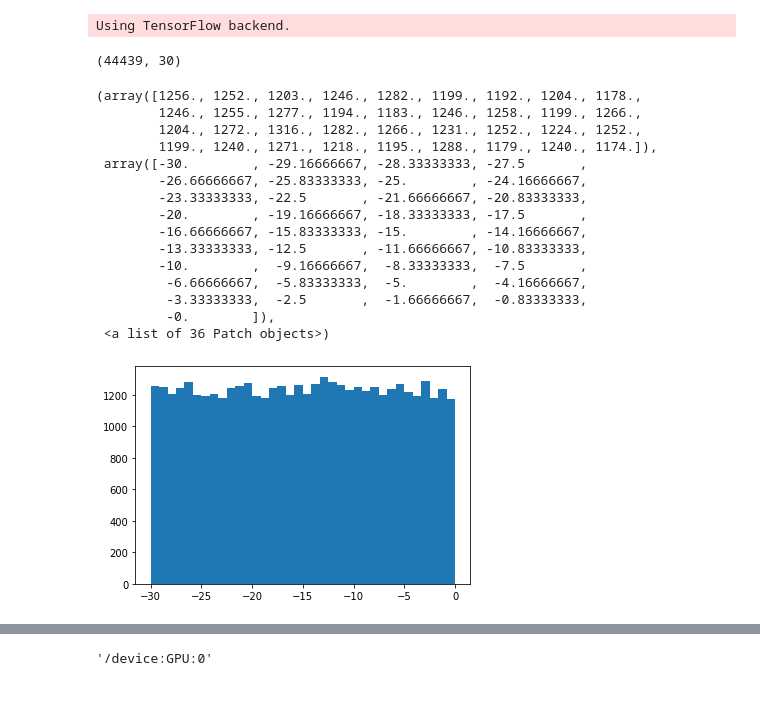
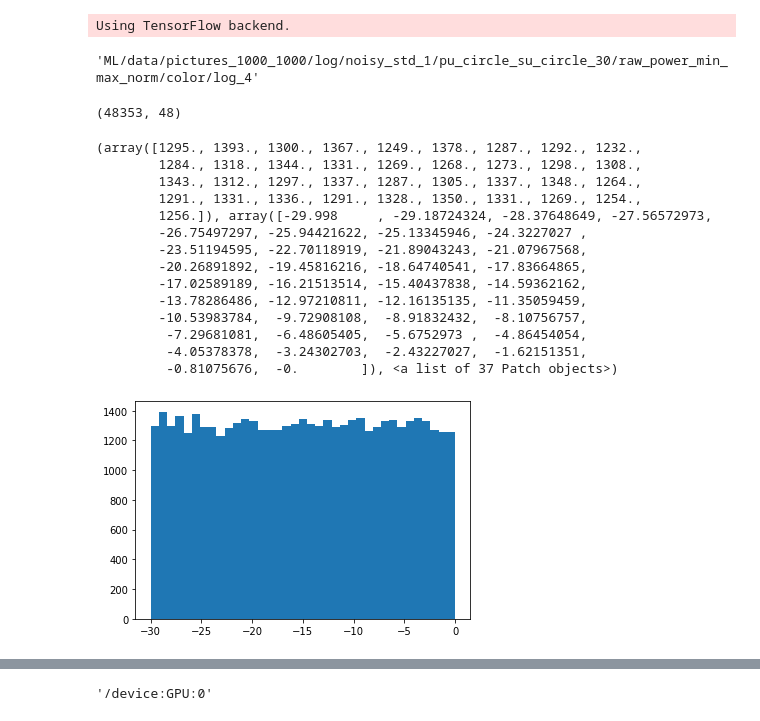
Before and after one commit to shahrokh765/MLSpectrumAllocation, a Jupyter notebook: CNN.ipynb, the cells around one changed output, grey strips where cells are left out. Cells and saved outputs as stored; diff of their text form; code cells hidden in the pictures.

```diff
--- a/CNN.ipynb
+++ b/CNN.ipynb
@@ -73,10 +83,14 @@ image_dir = 'ML/data/pictures_' + str(max_x) + '_' + str(max_y) + '/' + propagat
 
 if not os.path.exists(image_dir):
         os.makedirs(image_dir)
+# %%
+image_dir
+# %% [output]
+'ML/data/pictures_1000_1000/log/noisy_std_1/pu_circle_su_circle_30/raw_power_min_max_norm/color/log_4'
 # %%
 # LOAD DATA
-dataframe = pd.read_csv('ML/data/dynamic_pus_using_pus50000_9PUs_202001_1515_05_200.txt', delimiter=',', header=None)
-dataframe_max = pd.read_csv('ML/data/dynamic_pus_max_power50000_9PUs_202001_1515_05_200.txt', delimiter=',', header=None)
+dataframe = pd.read_csv('ML/data/dynamic_pus_using_pus_50000_15PUs_1000grid_log_noisy_std1_202003_0702_12.txt', delimiter=',', header=None)
+dataframe_max = pd.read_csv('ML/data/dynamic_pus_max_power_50000_15PUs_1000grid_1cell_log_noisy_std1_202003_0702_12.txt', delimiter=',', header=None)
 
 dataframe.reset_index(drop=True, inplace=True)
 dataframe_max.reset_index(drop=True, inplace=True)
@@ -103,7 +117,7 @@ del dataframe, dataframe_max
 # %%
 data_reg.shape
 # %% [output]
-(44439, 30)
+(48353, 48)
 # %%
 def euclidian_distance(p1: Point, p2: Point):
     return ((p1.x - p2.x) ** 2 + (p1.y - p2.y) ** 2) ** 0.5
@@ -343,24 +357,23 @@ def read_image(image_num):
 # TODO: Consider using min_max normalization becasue difference between values using
 # z-score is huge since most of the pixels have the same value, noise floor
 # %%
-plt.hist(data_reg[:,2:3:45], bins='auto')
+plt.hist(data_reg[:,2:3:200], bins='auto')
 # %% [output]
-(array([1256., 1252., 1203., 1246., 1282., 1199., 1192., 1204., 1178.,
-        1246., 1255., 1277., 1194., 1183., 1246., 1258., 1199., 1266.,
-        1204., 1272., 1316., 1282., 1266., 1231., 1252., 1224., 1252.,
-        1199., 1240., 1271., 1218., 1195., 1288., 1179., 1240., 1174.]),
- array([-30.        , -29.16666667, -28.33333333, -27.5       ,
-        -26.66666667, -25.83333333, -25.        , -24.16666667,
-        -23.33333333, -22.5       , -21.66666667, -20.83333333,
-        -20.        , -19.16666667, -18.33333333, -17.5       ,
-        -16.66666667, -15.83333333, -15.        , -14.16666667,
-        -13.33333333, -12.5       , -11.66666667, -10.83333333,
-        -10.        ,  -9.16666667,  -8.33333333,  -7.5       ,
-         -6.66666667,  -5.83333333,  -5.        ,  -4.16666667,
-         -3.33333333,  -2.5       ,  -1.66666667,  -0.83333333,
-         -0.        ]),
- <a list of 36 Patch objects>)
+(array([1295., 1393., 1300., 1367., 1249., 1378., 1287., 1292., 1232.,
+        1284., 1318., 1344., 1331., 1269., 1268., 1273., 1298., 1308.,
+        1343., 1312., 1297., 1337., 1287., 1305., 1337., 1348., 1264.,
+        1291., 1331., 1336., 1291., 1328., 1350., 1331., 1269., 1254.,
+        1256.]), array([-29.998     , -29.18724324, -28.37648649, -27.56572973,
+        -26.75497297, -25.94421622, -25.13345946, -24.3227027 ,
+        -23.51194595, -22.70118919, -21.89043243, -21.07967568,
+        -20.26891892, -19.45816216, -18.64740541, -17.83664865,
+        -17.02589189, -16.21513514, -15.40437838, -14.59362162,
+        -13.78286486, -12.97210811, -12.16135135, -11.35059459,
+        -10.53983784,  -9.72908108,  -8.91832432,  -8.10756757,
+         -7.29681081,  -6.48605405,  -5.6752973 ,  -4.86454054,
+         -4.05378378,  -3.24302703,  -2.43227027,  -1.62151351,
+         -0.81075676,  -0.        ]), <a list of 37 Patch objects>)
-[figure, old version]
+[figure, new version]
 # %%
 # Saving images once to save time
 # run this cell just for creating images
```
Also changed, not shown: parts of 16 cells of this notebook.
